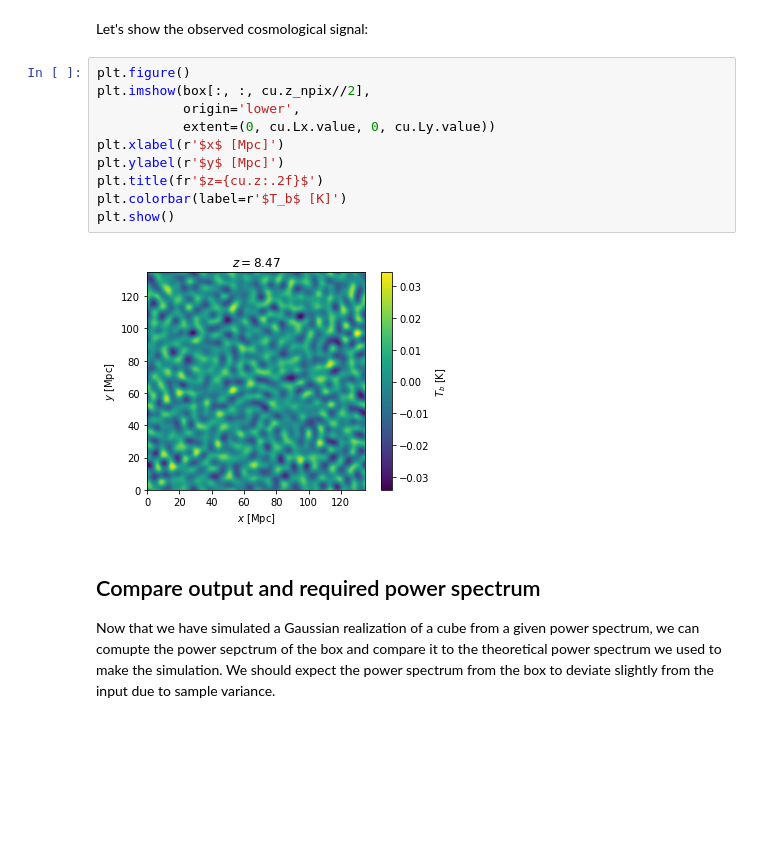
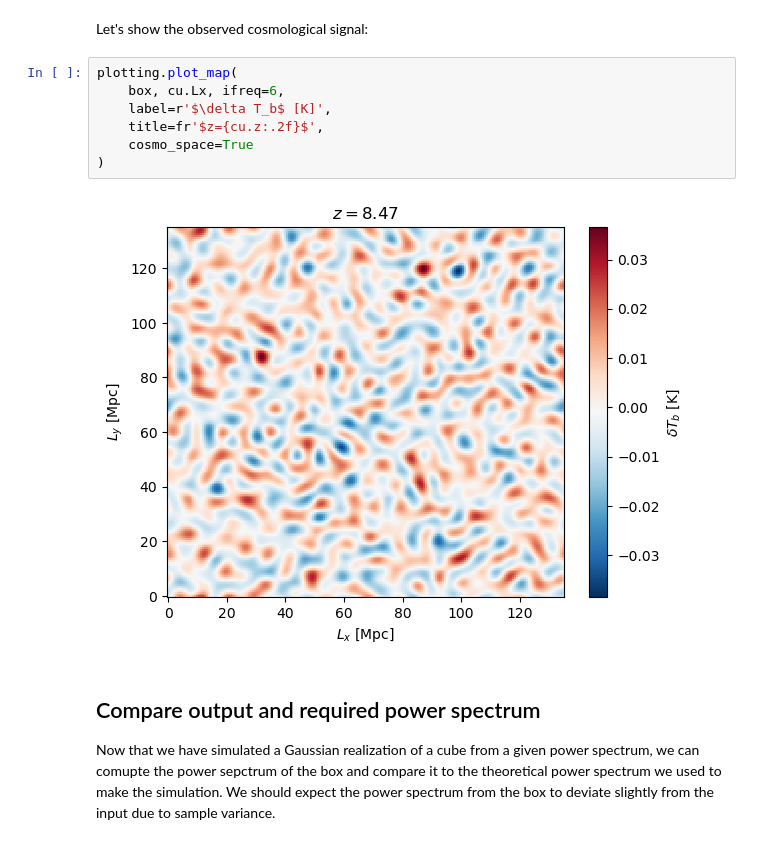
Before and after one commit to McGill-Cosmic-Dawn-Group/LIMstat, a Jupyter notebook: tutorials/tutorial_cosmo_signal.ipynb, the cells around one changed output. Cells and saved outputs as stored; diff of their text form; blank space fills up the shorter version.

```diff
--- a/tutorials/tutorial_cosmo_signal.ipynb
+++ b/tutorials/tutorial_cosmo_signal.ipynb
@@ -164,17 +177,14 @@ Mean of simulated box = 4.996e-22
 # %% [markdown]
 Let's show the observed cosmological signal:
-# %%
-plt.figure()
-plt.imshow(box[:, :, cu.z_npix//2],
-           origin='lower',
-           extent=(0, cu.Lx.value, 0, cu.Ly.value))
-plt.xlabel(r'$x$ [Mpc]')
-plt.ylabel(r'$y$ [Mpc]')
-plt.title(fr'$z={cu.z:.2f}$')
-plt.colorbar(label=r'$T_b$ [K]')
-plt.show()
-# %% [output]
-[figure, removed]
+# %%
+plotting.plot_map(
+    box, cu.Lx, ifreq=6,
+    label=r'$\delta T_b$ [K]',
+    title=fr'$z={cu.z:.2f}$',
+    cosmo_space=True
+)
+# %% [output]
+[figure, added]
 # %% [markdown]
 ## Compare output and required power spectrum
 
```
Also changed, not shown: parts of 24 cells of this notebook.
